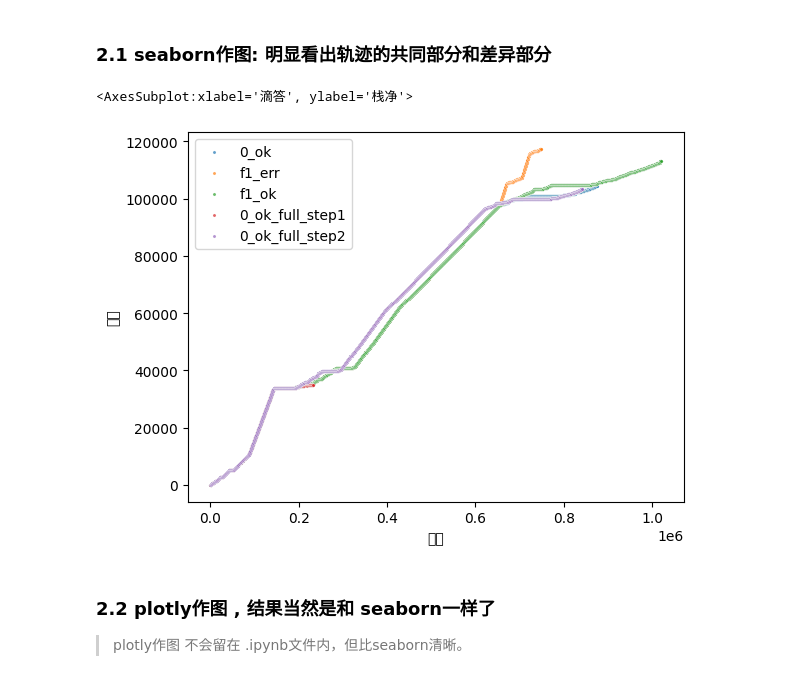
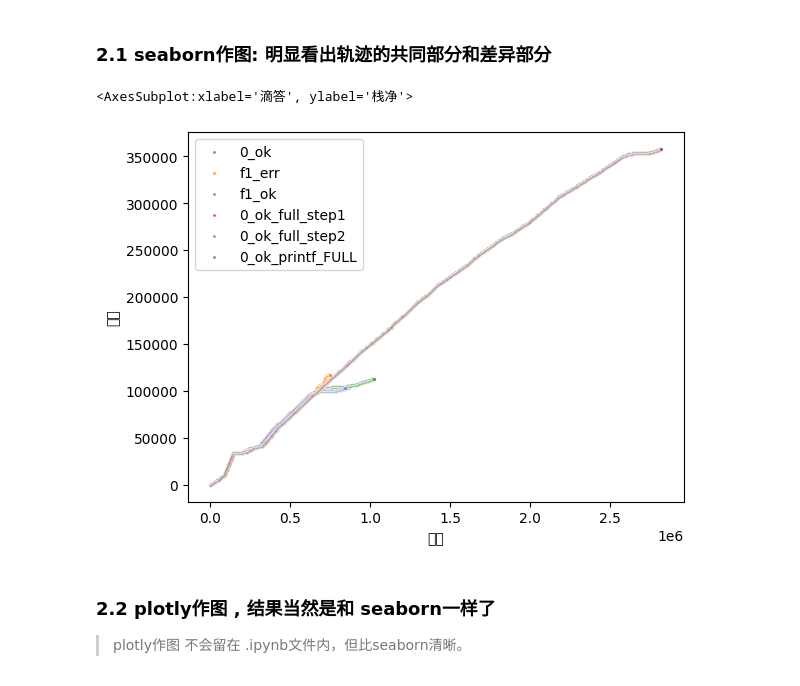
Before and after one commit to z-imagg/clp-zz-bkOfGitee, a Jupyter notebook: analyze_t_clock_tick/tick_plot__compile_ok_err.ipynb, the cells around one changed output. Drawn from its saved outputs; the diff is of its cells as text; code cells hidden in the pictures.

Commit message:
轨迹很长: 栈净5_编译 含头文件stdio.h的最小main:  mini_main_printf.c

```diff
--- a/analyze_t_clock_tick/tick_plot__compile_ok_err.ipynb
+++ b/analyze_t_clock_tick/tick_plot__compile_ok_err.ipynb
@@ -113,6 +122,9 @@ df3=pandas.read_csv(filepath_or_buffer="./tick_data_home/clang-15_272726_1690454
 df4=pandas.read_csv(filepath_or_buffer="./tick_data_home/clang-15_279682_1690456088057_1",sep=',')
 #第二个clang进程产生的tick日志如下：
 df4B=pandas.read_csv(filepath_or_buffer="./tick_data_home/clang-15_279683_1690456088122_1",sep=',')
+
+#编译 含头文件stdio.h的最小main:  mini_main_printf.c
+df5=pandas.read_csv(filepath_or_buffer="./tick_data_home/clang-15_284358_1690458014273_1",sep=',')
 # %%
 df1.head()
 # %% [output]
@@ -133,24 +145,30 @@ df2=df2[::200]
 df3=df3[::200]
 df4=df4[::200]
 df4B=df4B[::200]
+df5=df5[::200]
+
+df5Full=df5
+#df5轨迹太长了，先只看一部分
+df5=df5[:len(df3)]
 # %% [markdown]
 ### 2.1  seaborn作图: 明显看出轨迹的共同部分和差异部分
 # %%
 
 import warnings
 # 过滤掉RuntimeWarning警告
 warnings.filterwarnings("ignore", category=RuntimeWarning)
 
 
 #seaborn作图会留在 .ipynb文件内，网页上浏览代码仓库中 此 .ipynb文件 即可看到 seaborn图，方便。
 seaborn.scatterplot(x='滴答', y='栈净' , data=df1, alpha=0.7, s=5, label='0_ok')  #alpha=0.9,size=1,
 seaborn.scatterplot(x='滴答', y='栈净' , data=df2, alpha=0.7, s=5, label='f1_err')
 seaborn.scatterplot(x='滴答', y='栈净' , data=df3, alpha=0.7, s=5, label='f1_ok')
 seaborn.scatterplot(x='滴答', y='栈净' , data=df4, alpha=0.7, s=5, label='0_ok_full_step1')
 seaborn.scatterplot(x='滴答', y='栈净' , data=df4B, alpha=0.7, s=5, label='0_ok_full_step2')
+seaborn.scatterplot(x='滴答', y='栈净' , data=df5Full, alpha=0.7, s=5, label='0_ok_printf_FULL')
 # %% [output]
 <AxesSubplot:xlabel='滴答', ylabel='栈净'>
-[figure, old version]
+[figure, new version]
 # %% [markdown]
 ### 2.2  plotly作图 , 结果当然是和 seaborn一样了
 
```
Also changed, not shown: parts of 6 cells of this notebook.
